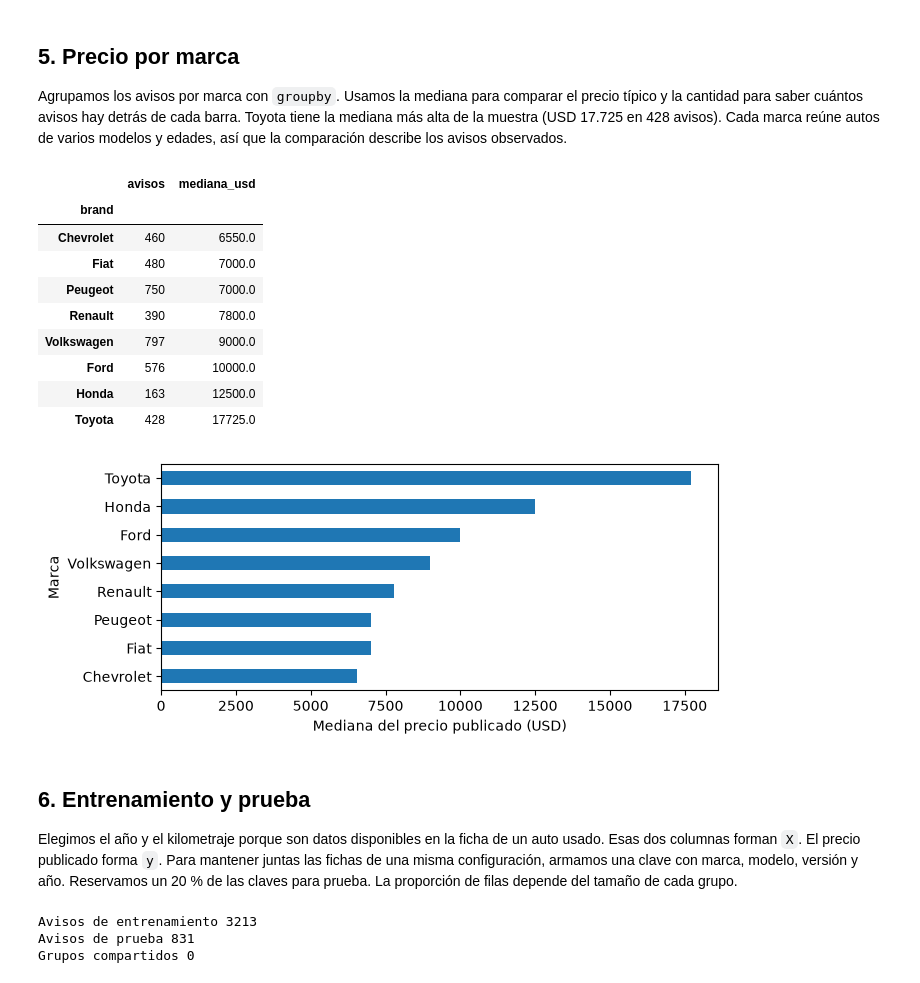
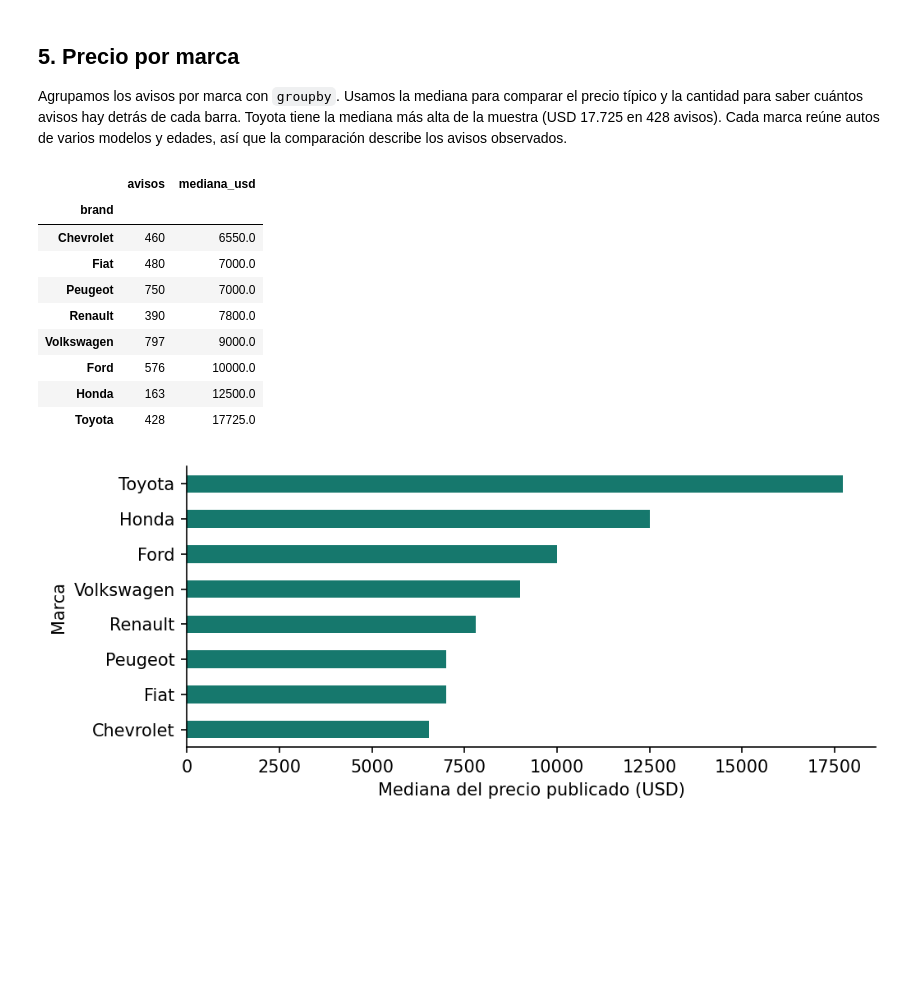
Before and after one commit to FacundoRodrigues87/tp-autos-argentina, a Jupyter notebook: TP_autos.ipynb, the cells around one changed output. Saved outputs shown, nothing was run; the diff lists cells and outputs as text; code cells hidden in the pictures; blank space fills up the shorter version.

```diff
--- a/TP_autos.ipynb
+++ b/TP_autos.ipynb
@@ -19,6 +19,8 @@ Leemos `autos.csv` con pandas. El separador de columnas es el punto y coma. Revi
 # %%
 import matplotlib.pyplot as plt
 import pandas as pd
+
+plt.rcParams.update({"axes.spines.top": False, "axes.spines.right": False, "figure.dpi": 150})
 
 original = pd.read_csv("autos.csv", sep=";")
 print("Filas y columnas", original.shape)
@@ -95,10 +98,24 @@ autos = autos[autos["id"] != "MLA1403304889"].copy()
 
 autos["km"] = pd.to_numeric(autos["km"].str.replace(" km", "", regex=False), errors="coerce")
 
-columnas_modelo = ["car_year", "km", "price"]
+columnas_obligatorias = ["car_year", "km", "price"]
 print("Avisos antes de limpiar", len(original))
 print("Avisos después de limpiar", len(autos))
-display(autos[columnas_modelo].isna().sum().rename("Faltantes").to_frame())
+display(autos[columnas_obligatorias].isna().sum().rename("Faltantes").to_frame())
+print("Kilometrajes negativos", (autos["km"] < 0).sum())
+print("Precios no positivos", (autos["price"] <= 0).sum())
+
+autos["cilindrada"] = pd.to_numeric(
+    autos["engine"].str.replace(" L", "", regex=False), errors="coerce"
+)
+autos["potencia"] = pd.to_numeric(
+    autos["engine_power"].str.replace(" hp", "", regex=False), errors="coerce"
+)
+
+autos.loc[~autos["cilindrada"].between(0.5, 8), "cilindrada"] = float("nan")
+
+ficha = ["cilindrada", "potencia", "doors", "passenger_capacity"]
+display(autos[ficha].isna().sum().rename("Faltantes para completar").to_frame())
 # %% [output]
 Avisos antes de limpiar 4047
 Avisos después de limpiar 4044
@@ -170,52 +194,23 @@ Agrupamos los avisos por marca con `groupby`. Usamos la mediana para comparar el
 # %%
 por_marca = autos.groupby("brand")["price"].agg(
     avisos="size", mediana_usd="median"
 ).sort_values("mediana_usd")
 
 display(por_marca)
-eje = por_marca["mediana_usd"].plot.barh(figsize=(7, 3))
+eje = por_marca["mediana_usd"].plot.barh(figsize=(7, 3), color="#16786d")
 eje.set_xlabel("Mediana del precio publicado (USD)")
 eje.set_ylabel("Marca")
 plt.tight_layout()
 plt.show()
 # %% [output]
 |  | avisos | mediana_usd |
 | brand |  |  |
 | Chevrolet | 460 | 6550.0 |
 | Fiat | 480 | 7000.0 |
 | Peugeot | 750 | 7000.0 |
 | Renault | 390 | 7800.0 |
 | Volkswagen | 797 | 9000.0 |
 | Ford | 576 | 10000.0 |
 | Honda | 163 | 12500.0 |
 | Toyota | 428 | 17725.0 |
-[figure, old version]
+[figure, new version]
-# %% [markdown]
-## 6. Entrenamiento y prueba
-
-Elegimos el año y el kilometraje porque son datos disponibles en la ficha de un auto usado. Esas dos columnas forman `X`. El precio publicado forma `y`. Para mantener juntas las fichas de una misma configuración, armamos una clave con marca, modelo, versión y año. Reservamos un 20 % de las claves para prueba. La proporción de filas depende del tamaño de cada grupo.
-# %%
-from sklearn.model_selection import train_test_split
-
-columnas_grupo = ["brand", "model", "version", "car_year"]
-grupo = autos[columnas_grupo].astype(str).agg(" | ".join, axis=1).str.lower()
-
-grupos_train, grupos_test = train_test_split(
-    grupo.unique(), test_size=0.20, random_state=42
-)
-
-train = autos[grupo.isin(grupos_train)]
-test = autos[grupo.isin(grupos_test)]
-
-X_train = train[["car_year", "km"]]
-y_train = train["price"]
-X_test = test[["car_year", "km"]]
-y_test = test["price"]
-
-print("Avisos de entrenamiento", len(train))
-print("Avisos de prueba", len(test))
-print("Grupos compartidos", len(set(grupos_train) & set(grupos_test)))
-# %% [output]
-Avisos de entrenamiento 3213
-Avisos de prueba 831
-Grupos compartidos 0
```
Also changed, not shown: parts of 23 cells of this notebook, 37 other files.
